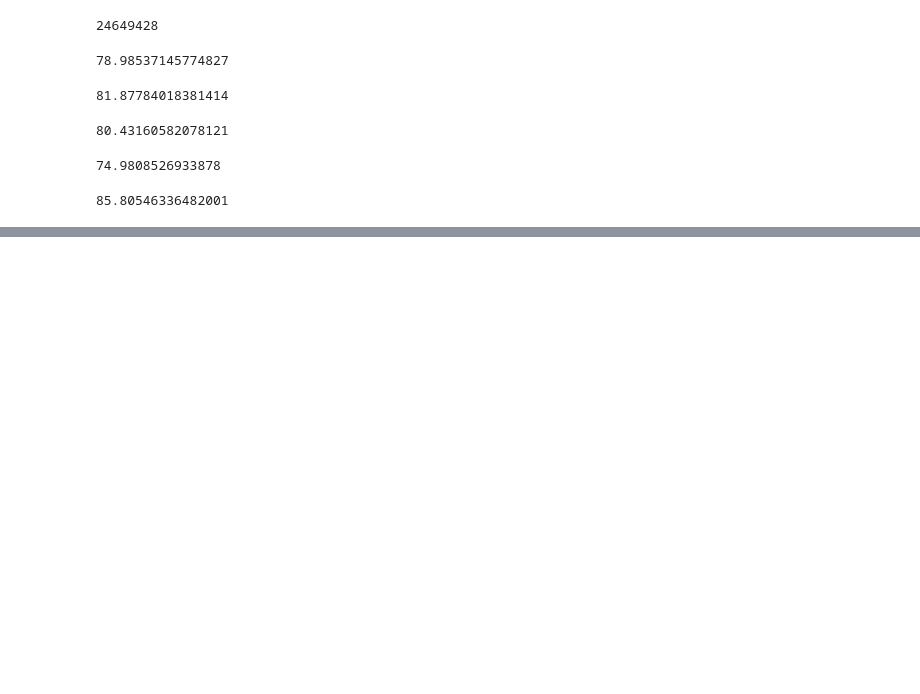
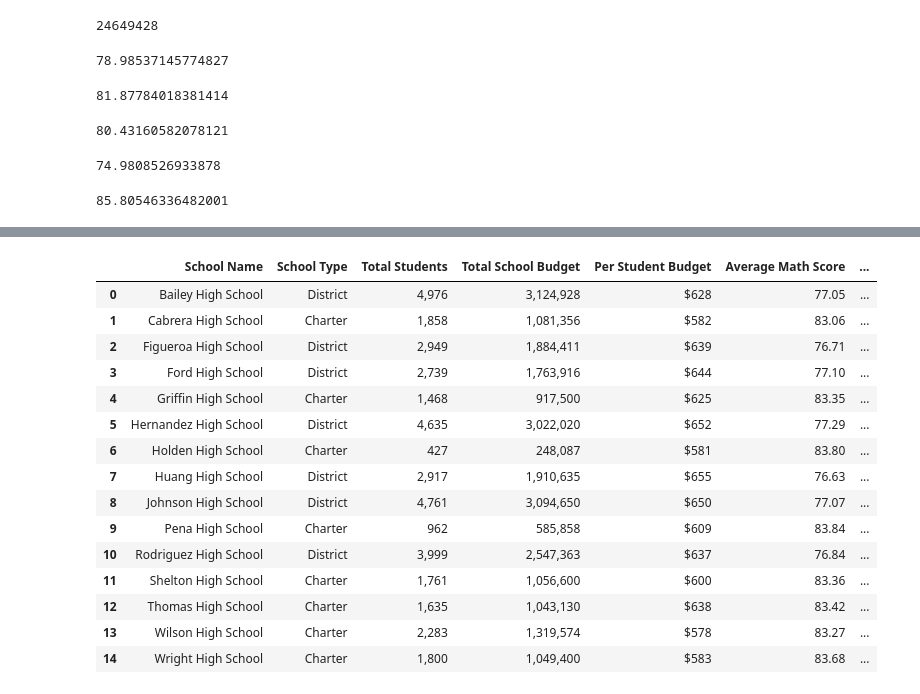
Before and after one commit to GMLynch/pandas-challenge, a Jupyter notebook: PyCitySchools/PyCitySchools.ipynb, the cells around one changed output, grey strips where cells are left out. Saved outputs shown, nothing was run; the diff lists cells and outputs as text; code cells hidden in the pictures; blank space fills up the shorter version.

```diff
--- a/PyCitySchools/PyCitySchools.ipynb
+++ b/PyCitySchools/PyCitySchools.ipynb
@@ -142,2 +172,43 @@ school_sum_grp = schools_students_df.groupby(["school_name"]).mean()
+# %%
+#delete the irrelevant columns
+del school_summary["Student ID"]
+del school_summary["size_y"]
+del school_summary["budget_y"]
+del school_summary["School ID_y"]
+
+#Create the data frame, identify/rename columns and format results
+#School Type
+#Total Students
+#Total School Budget
+#Average Math Score
+#Average Reading Score
+school_overview_df = pd.DataFrame ({"School Name": school_summary["school_name"],
+                                      "School Type": school_summary["type"],
+                                      "Total Students": school_summary["size_x"].map("{:,.0f}".format),
+                                      "Total School Budget": school_summary["budget_x"].map("{:,.0f}".format),
+                                     "Per Student Budget": school_summary["Per Student Budget"].map("${:,.0f}".format),
+                                     "Average Math Score": round(school_summary["math_score"],2),
+                                     "Average Reading Score": round(school_summary["reading_score"],2),
+                                     "% Passing Math": school_summary["% Passing Math"],
+                                     "% Passing Reading": school_summary["% Passing Reading"],
+                                     "Overall Passing Rate": round(school_summary["% Overall Passing Rate"],2)})
+school_overview_df
+# %% [output]
+|  | School Name | School Type | Total Students | Total School Budget | Per Student Budget | Average Math Score | ... |
+| 0 | Bailey High School | District | 4,976 | 3,124,928 | $628 | 77.05 | ... |
+| 1 | Cabrera High School | Charter | 1,858 | 1,081,356 | $582 | 83.06 | ... |
+| 2 | Figueroa High School | District | 2,949 | 1,884,411 | $639 | 76.71 | ... |
+| 3 | Ford High School | District | 2,739 | 1,763,916 | $644 | 77.10 | ... |
+| 4 | Griffin High School | Charter | 1,468 | 917,500 | $625 | 83.35 | ... |
+| 5 | Hernandez High School | District | 4,635 | 3,022,020 | $652 | 77.29 | ... |
+| 6 | Holden High School | Charter | 427 | 248,087 | $581 | 83.80 | ... |
+| 7 | Huang High School | District | 2,917 | 1,910,635 | $655 | 76.63 | ... |
+| 8 | Johnson High School | District | 4,761 | 3,094,650 | $650 | 77.07 | ... |
+| 9 | Pena High School | Charter | 962 | 585,858 | $609 | 83.84 | ... |
+| 10 | Rodriguez High School | District | 3,999 | 2,547,363 | $637 | 76.84 | ... |
+| 11 | Shelton High School | Charter | 1,761 | 1,056,600 | $600 | 83.36 | ... |
+| 12 | Thomas High School | Charter | 1,635 | 1,043,130 | $638 | 83.42 | ... |
+| 13 | Wilson High School | Charter | 2,283 | 1,319,574 | $578 | 83.27 | ... |
+| 14 | Wright High School | Charter | 1,800 | 1,049,400 | $583 | 83.68 | ... |
 # %%
 #Top Performing schools (by passing rate), then sort and display the top five schools in overall passing rate
```
Also changed, not shown: parts of 20 cells of this notebook, 1 other file.
